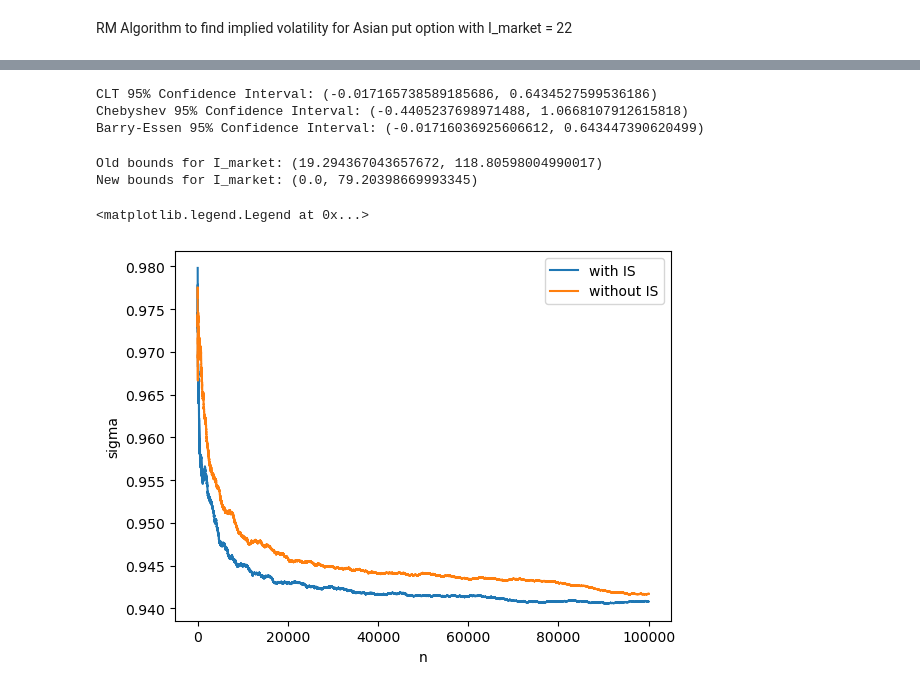
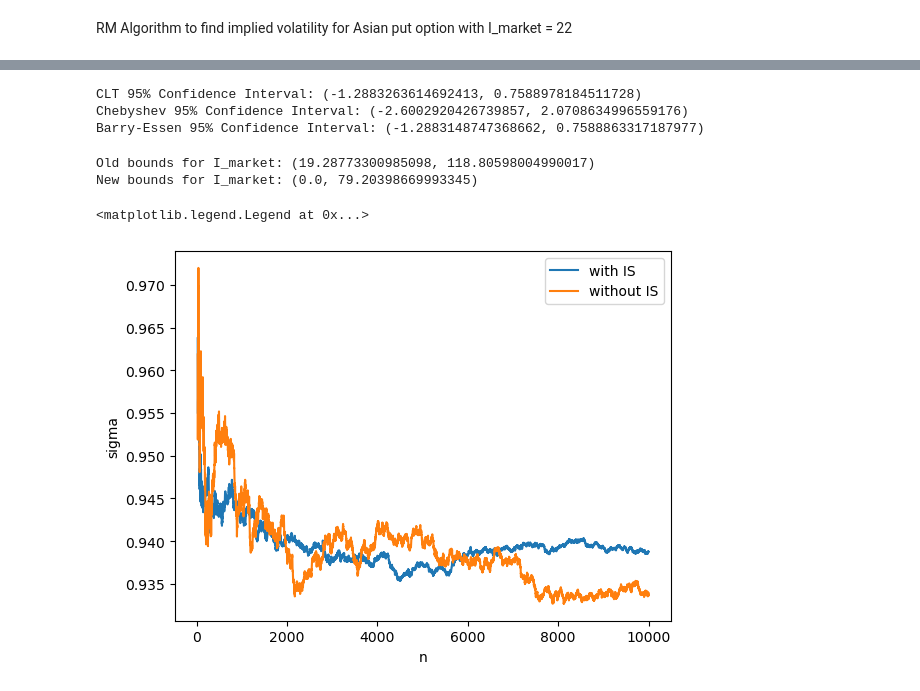
Before and after one commit to Drykx/Monte-Carlo-Project, a Jupyter notebook: EuropeanOptions.ipynb, the cells around one changed output, grey strips where cells are left out. Cells and saved outputs as stored; diff of their text form; code cells hidden in the pictures.

```diff
--- a/EuropeanOptions.ipynb
+++ b/EuropeanOptions.ipynb
@@ -160,7 +152,8 @@ Text(0, 0.5, 'MSE')
 # %% [markdown]
 RM Algorithm to find implied volatility for Asian put option with I_market = 22
 # %%
-def RM_Asian(n, N, rho, K, S0, T, r, I_market, m, sigma_0=1):
+def RM_Asian(n, N, rho, K, S0, T, r, I_market, m):
+    sigma_0 = 1
     alpha_0 = 2/(K+S0)
 
     sigma_estim = np.empty((n,))
@@ -215,14 +199,15 @@ def RM_Asian_with_Stopping(N, rho, K, S0, T, r, I_market, m, sigma_0=1):
 # %%
-n=1000000
-N=10
+n=10000
+N=1000
 K, S0, r, T, I_market = 120, 100, 0.05, 0.2, 22
 
-sigmas = RM_Asian(n, N, rho=0.8, K=K, S0=S0, T=T, r=r, I_market=I_market, m=30)
 plt.figure()
-plt.plot(range(21,n+1), sigmas[20:])
+sigmas = RM_Asian(n, N, rho=0.5, K=K, S0=S0, T=T, r=r, I_market=I_market, m=30)
+plt.plot(range(31,n+1), sigmas[30:])
 plt.xlabel('n')
 plt.ylabel('sigma')
+plt.xscale('log')
 
-t = RM_Asian_with_Stopping(N, rho=0.8, K=K, S0=S0, T=T, r=r, I_market=I_market, m=30)
-print(t)
+# t = RM_Asian_with_Stopping(N, rho=0.6, K=K, S0=S0, T=T, r=r, I_market=I_market, m=30, sigma_0=1)
+# print(t)
 # %% [output]
@@ -245,9 +220,9 @@ def Jhat_Asian(sigma, avg_stock_prices = None):
     Z = np.exp(-r*T) * np.maximum(K - avg_stock_prices, 0) - I_market
     return np.mean(Z), np.std(Z), st.skew(Z)
 
-
-N=10
-Jhat, est_std, est_skew = Jhat_Asian(sigmas[-1])
+sigma = 0.803023808316087
+N=1000
+Jhat, est_std, est_skew = Jhat_Asian(sigma)
 margin = 1.96 * est_std / np.sqrt(N)
 lower_bound = Jhat - margin
 upper_bound = Jhat + margin
@@ -269,19 +244,19 @@ upper_bound = Jhat + margin
 # Barry-Essen
 print(f"Barry-Essen 95% Confidence Interval: ({lower_bound}, {upper_bound})")
 # %% [output]
-CLT 95% Confidence Interval: (-0.017165738589185686, 0.6434527599536186)
-Chebyshev 95% Confidence Interval: (-0.4405237698971488, 1.0668107912615818)
-Barry-Essen 95% Confidence Interval: (-0.01716036925606612, 0.643447390620499)
+CLT 95% Confidence Interval: (-1.2883263614692413, 0.7588978184511728)
+Chebyshev 95% Confidence Interval: (-2.6002920426739857, 2.0708634996559176)
+Barry-Essen 95% Confidence Interval: (-1.2883148747368662, 0.7588863317187977)
 # %%
 def calculate_bounds(r, T, S0, K, m):
     diff = K - S0 * np.mean(np.exp(r * np.arange(1,m+1) * T / m))
     diff = diff if diff > 0 else 0
     return str((np.exp(-r*T)*diff, np.exp(-r*T)*K))
 
-print('Old bounds for I_market: ' + calculate_bounds(r=0.05, T=0.2, S0=100, K=120, m=50))
-print('New bounds for I_market: ' + calculate_bounds(r=0.05, T=0.2, S0=100, K=80, m=50))
+print('Old bounds for I_market: ' + calculate_bounds(r=0.05, T=0.2, S0=100, K=120, m=30))
+print('New bounds for I_market: ' + calculate_bounds(r=0.05, T=0.2, S0=100, K=80, m=30))
 # %% [output]
-Old bounds for I_market: (19.294367043657672, 118.80598004990017)
+Old bounds for I_market: (19.28773300985098, 118.80598004990017)
 New bounds for I_market: (0.0, 79.20398669993345)
 # %%
 # Question 6: Important Sampling
@@ -292,7 +267,8 @@ New bounds for I_market: (0.0, 79.20398669993345)
 def w(S_T, S_0, sigma, r, r_tilde, T):
     return (S_T/S_0)**((r - r_tilde)/sigma**2) * np.exp((r+r_tilde-sigma**2)*(-r+r_tilde)*T/(2*sigma**2))
 
-def RM_Asian_with_IS(n, N, rho, K, S0, T, r, r_tilde, I_market, m, sigma_0 = 1):
+def RM_Asian_with_IS(n, N, rho, K, S0, T, r, r_tilde, I_market, m):
+    sigma_0 = 1
     alpha_0 = 2/(K+S0)
 
     sigma_estim = np.empty((n,))
@@ -313,23 +289,23 @@ def RM_Asian_with_IS(n, N, rho, K, S0, T, r, r_tilde, I_market, m, sigma_0 = 1):
 
     return sigma_estim
 # %%
-n, N, rho = 100000, 10, 0.8
+n, N, rho = 10000, 10, 0.6
 K, S0, T, r, I_market = 80, 100, 0.2, 0.05, 2
-r_tilde = 10**-6
+r_tilde = -2
 m = 30
 
 sigmas_IS = RM_Asian_with_IS(n, N, rho, K, S0, T, r, r_tilde, I_market, m)
 plt.plot(range(21,n+1), sigmas_IS[20:], label="with IS")
 
 sigmas = RM_Asian(n, N, rho, K, S0, T, r, I_market, m)
 plt.plot(range(21,n+1), sigmas[20:], label="without IS")
 
 plt.xlabel('n')
 plt.ylabel('sigma')
 plt.legend()
 # %% [output]
 <matplotlib.legend.Legend at 0x...>
-[figure, old version]
+[figure, new version]
 # %%
 # Question 7
 from scipy.optimize import minimize_scalar
```
Also changed, not shown: parts of 9 cells of this notebook.
